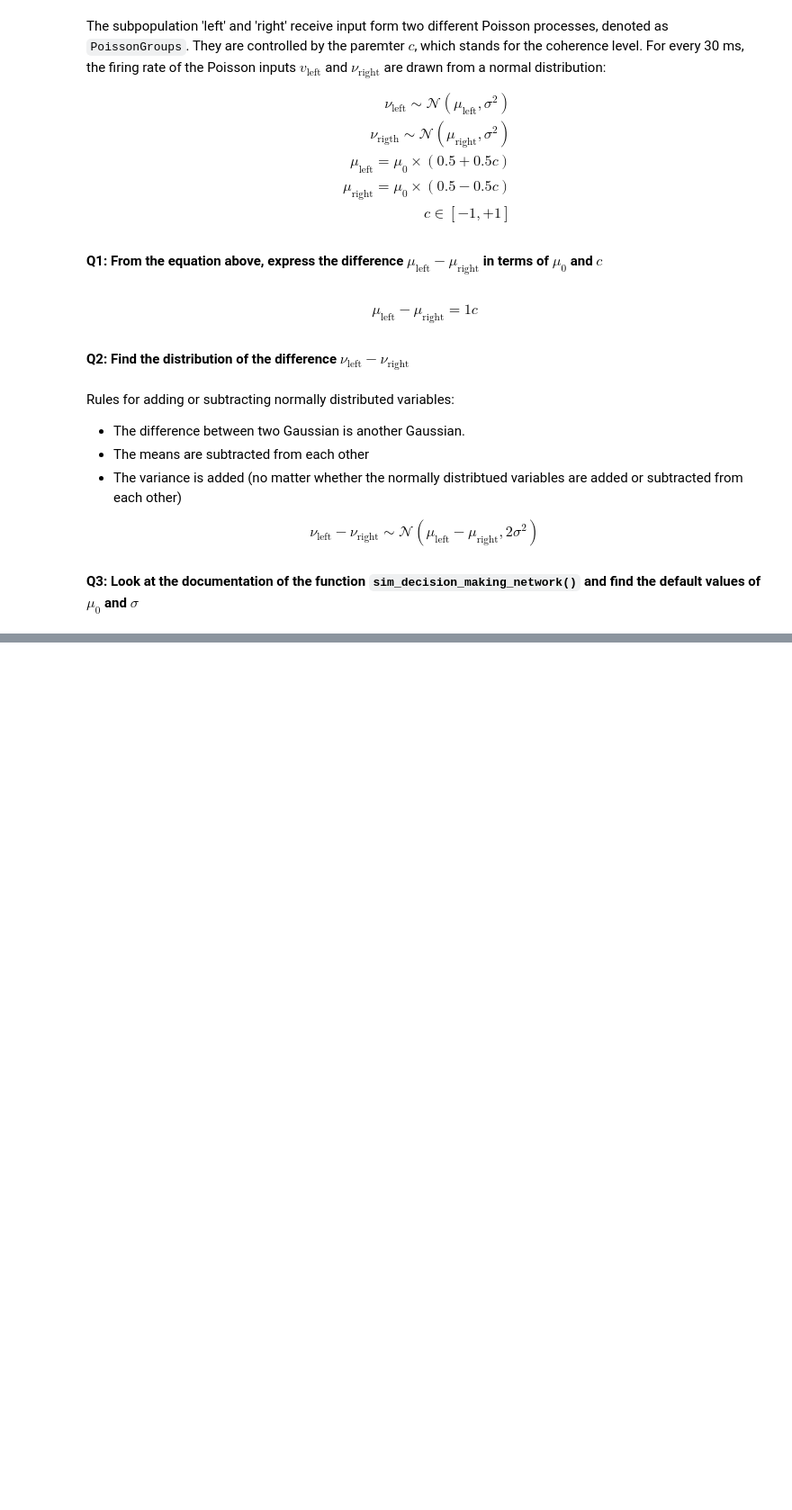
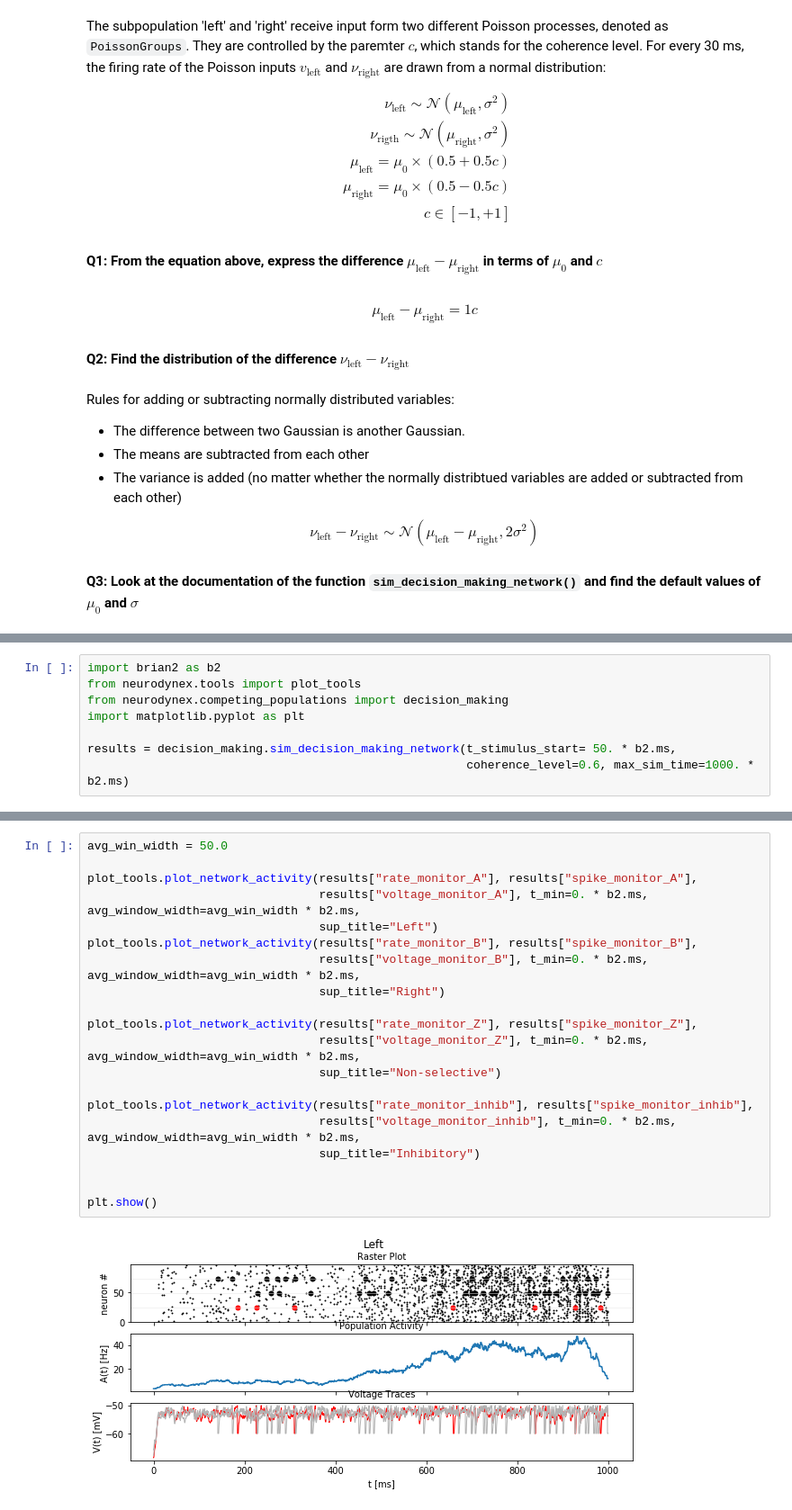
Before and after one commit to Timothysit/neuronal_dynamics_exercises, a Jupyter notebook: exercise_12_perceptual_decision_making.ipynb, the cells around one changed output, grey strips where cells are left out. Shown at 90% size. Cells and saved outputs as stored; diff of their text form; blank space fills up the shorter version.

```diff
--- a/exercise_12_perceptual_decision_making.ipynb
+++ b/exercise_12_perceptual_decision_making.ipynb
@@ -259,0 +309,8 @@ $$
+# %%
+import brian2 as b2
+from neurodynex.tools import plot_tools
+from neurodynex.competing_populations import decision_making
+import matplotlib.pyplot as plt
+
+results = decision_making.sim_decision_making_network(t_stimulus_start= 50. * b2.ms,
+                                                      coherence_level=0.6, max_sim_time=1000. * b2.ms)
@@ -259,0 +320,22 @@ $$
+# %%
+avg_win_width = 50.0
+
+plot_tools.plot_network_activity(results["rate_monitor_A"], results["spike_monitor_A"],
+                                 results["voltage_monitor_A"], t_min=0. * b2.ms, avg_window_width=avg_win_width * b2.ms,
+                                 sup_title="Left")
+plot_tools.plot_network_activity(results["rate_monitor_B"], results["spike_monitor_B"],
+                                 results["voltage_monitor_B"], t_min=0. * b2.ms, avg_window_width=avg_win_width * b2.ms,
+                                 sup_title="Right")
+
+plot_tools.plot_network_activity(results["rate_monitor_Z"], results["spike_monitor_Z"],
+                                 results["voltage_monitor_Z"], t_min=0. * b2.ms, avg_window_width=avg_win_width * b2.ms,
+                                 sup_title="Non-selective")
+
+plot_tools.plot_network_activity(results["rate_monitor_inhib"], results["spike_monitor_inhib"],
+                                 results["voltage_monitor_inhib"], t_min=0. * b2.ms, avg_window_width=avg_win_width * b2.ms,
+                                 sup_title="Inhibitory")
+
+
+plt.show()
+# %% [output]
+[figure, added]
```
Also changed, not shown: parts of 34 cells of this notebook.
